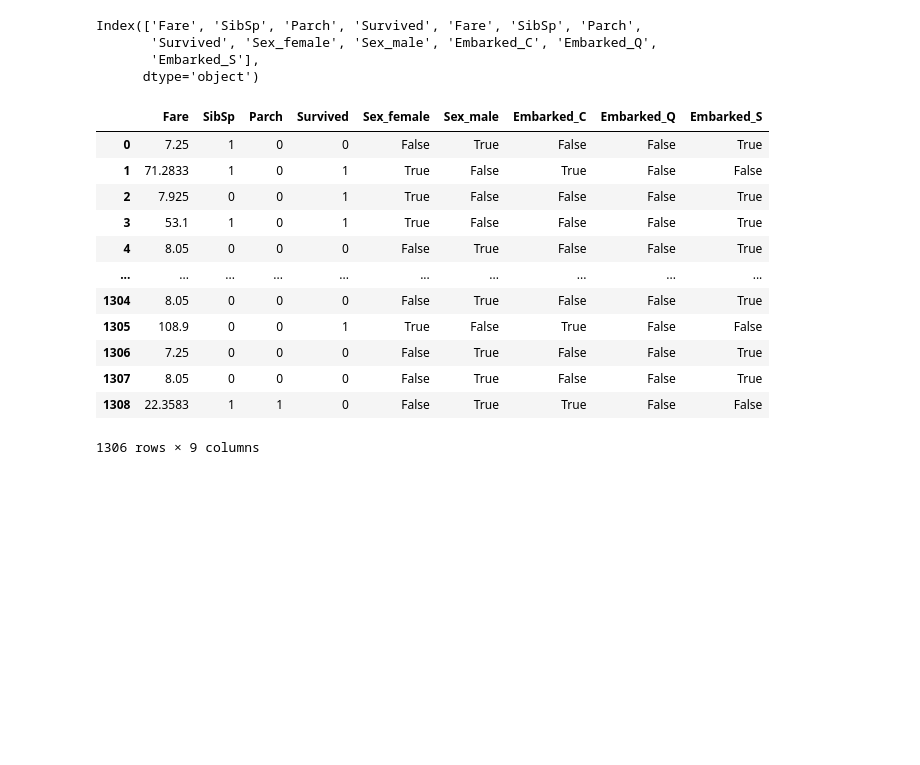
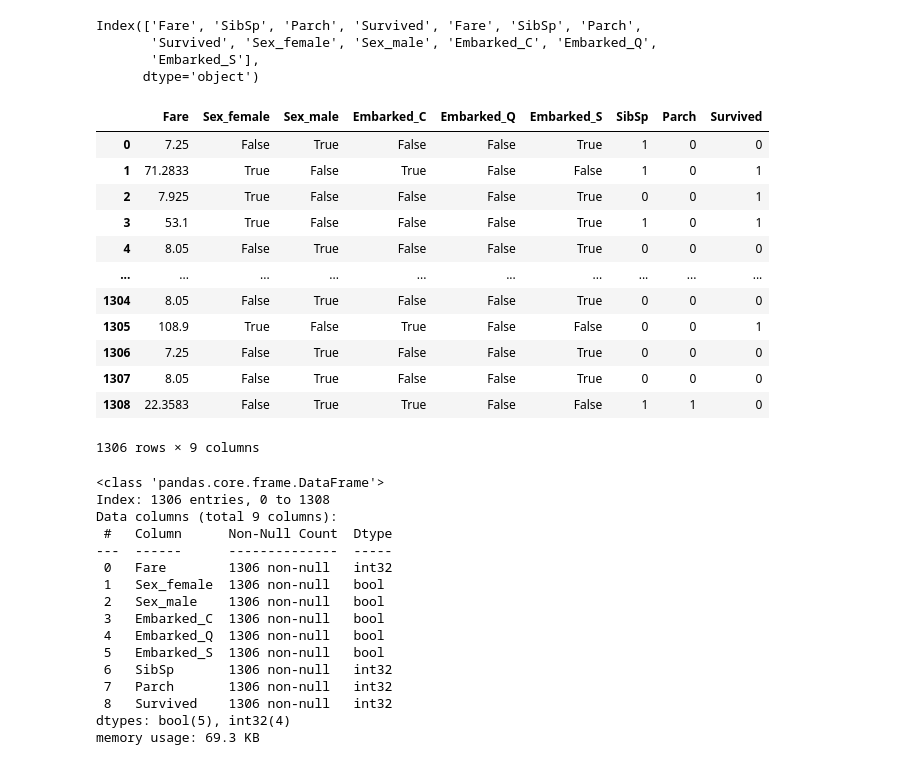
Before and after one commit to JOCRZ/Data-Science-Diploma, a Jupyter notebook: Machine-Learning/Decision-Tree/Project1/EDA.ipynb, the cells around one changed output. Saved outputs shown, nothing was run; the diff lists cells and outputs as text; code cells hidden in the pictures; blank space fills up the shorter version.

```diff
--- a/Machine-Learning/Decision-Tree/Project1/EDA.ipynb
+++ b/Machine-Learning/Decision-Tree/Project1/EDA.ipynb
@@ -214,19 +214,40 @@ Index(['Fare', 'SibSp', 'Parch', 'Survived', 'Fare', 'SibSp', 'Parch',
       dtype='object')
 # %%
 df = df.T.drop_duplicates().T
+# %%
+order = ['Fare','Sex_female','Sex_male','Embarked_C','Embarked_Q','Embarked_S','SibSp','Parch','Survived']
+df = df[order]
+df
+# %% [output]
+|  | Fare | Sex_female | Sex_male | Embarked_C | Embarked_Q | Embarked_S | SibSp | Parch | Survived |
+| 0 | 7.25 | False | True | False | False | True | 1 | 0 | 0 |
+| 1 | 71.2833 | True | False | True | False | False | 1 | 0 | 1 |
+| 2 | 7.925 | True | False | False | False | True | 0 | 0 | 1 |
+| 3 | 53.1 | True | False | False | False | True | 1 | 0 | 1 |
+| 4 | 8.05 | False | True | False | False | True | 0 | 0 | 0 |
+| ... | ... | ... | ... | ... | ... | ... | ... | ... | ... |
+| 1304 | 8.05 | False | True | False | False | True | 0 | 0 | 0 |
+| 1305 | 108.9 | True | False | True | False | False | 0 | 0 | 1 |
+| 1306 | 7.25 | False | True | False | False | True | 0 | 0 | 0 |
+| 1307 | 8.05 | False | True | False | False | True | 0 | 0 | 0 |
+| 1308 | 22.3583 | False | True | True | False | False | 1 | 1 | 0 |
+1306 rows × 9 columns
 # %%
-df
+df.info()
 # %% [output]
-|  | Fare | SibSp | Parch | Survived | Sex_female | Sex_male | Embarked_C | Embarked_Q | Embarked_S |
-| 0 | 7.25 | 1 | 0 | 0 | False | True | False | False | True |
-| 1 | 71.2833 | 1 | 0 | 1 | True | False | True | False | False |
-| 2 | 7.925 | 0 | 0 | 1 | True | False | False | False | True |
-| 3 | 53.1 | 1 | 0 | 1 | True | False | False | False | True |
-| 4 | 8.05 | 0 | 0 | 0 | False | True | False | False | True |
-| ... | ... | ... | ... | ... | ... | ... | ... | ... | ... |
-| 1304 | 8.05 | 0 | 0 | 0 | False | True | False | False | True |
-| 1305 | 108.9 | 0 | 0 | 1 | True | False | True | False | False |
-| 1306 | 7.25 | 0 | 0 | 0 | False | True | False | False | True |
-| 1307 | 8.05 | 0 | 0 | 0 | False | True | False | False | True |
-| 1308 | 22.3583 | 1 | 1 | 0 | False | True | True | False | False |
-1306 rows × 9 columns
+<class 'pandas.core.frame.DataFrame'>
+Index: 1306 entries, 0 to 1308
+Data columns (total 9 columns):
+ #   Column      Non-Null Count  Dtype
+---  ------      --------------  -----
+ 0   Fare        1306 non-null   int32
+ 1   Sex_female  1306 non-null   bool
+ 2   Sex_male    1306 non-null   bool
+ 3   Embarked_C  1306 non-null   bool
+ 4   Embarked_Q  1306 non-null   bool
+ 5   Embarked_S  1306 non-null   bool
+ 6   SibSp       1306 non-null   int32
+ 7   Parch       1306 non-null   int32
+ 8   Survived    1306 non-null   int32
+dtypes: bool(5), int32(4)
+memory usage: 69.3 KB
```
Also changed, not shown: parts of 7 cells of this notebook.
